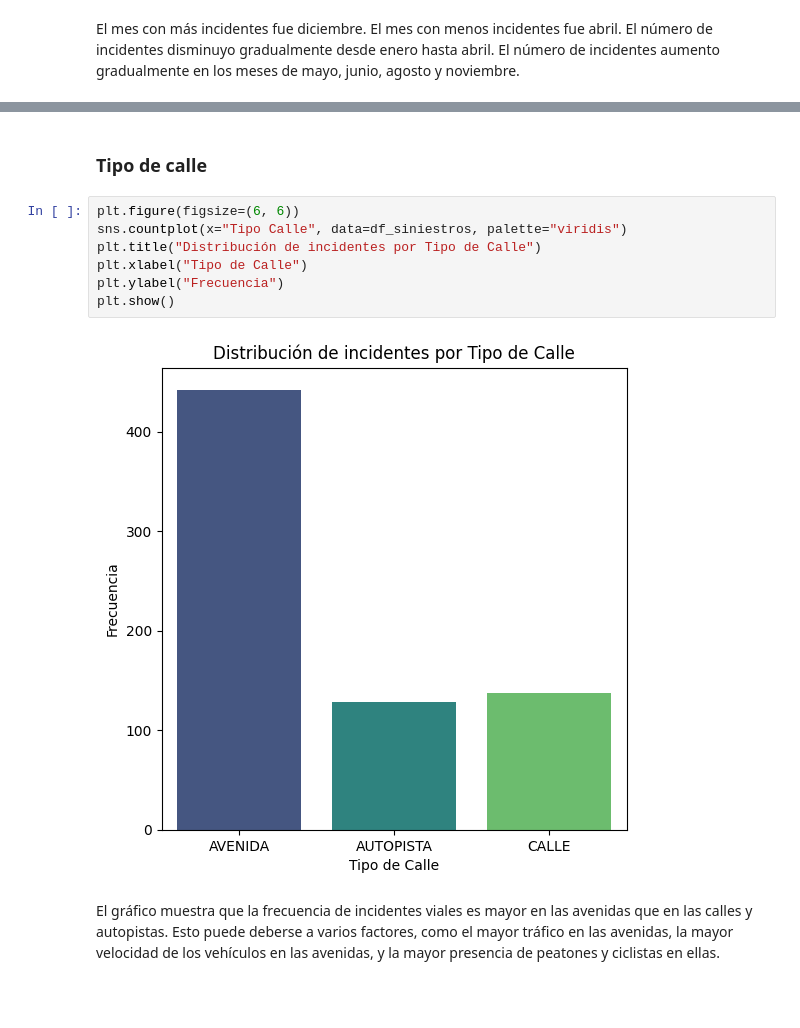
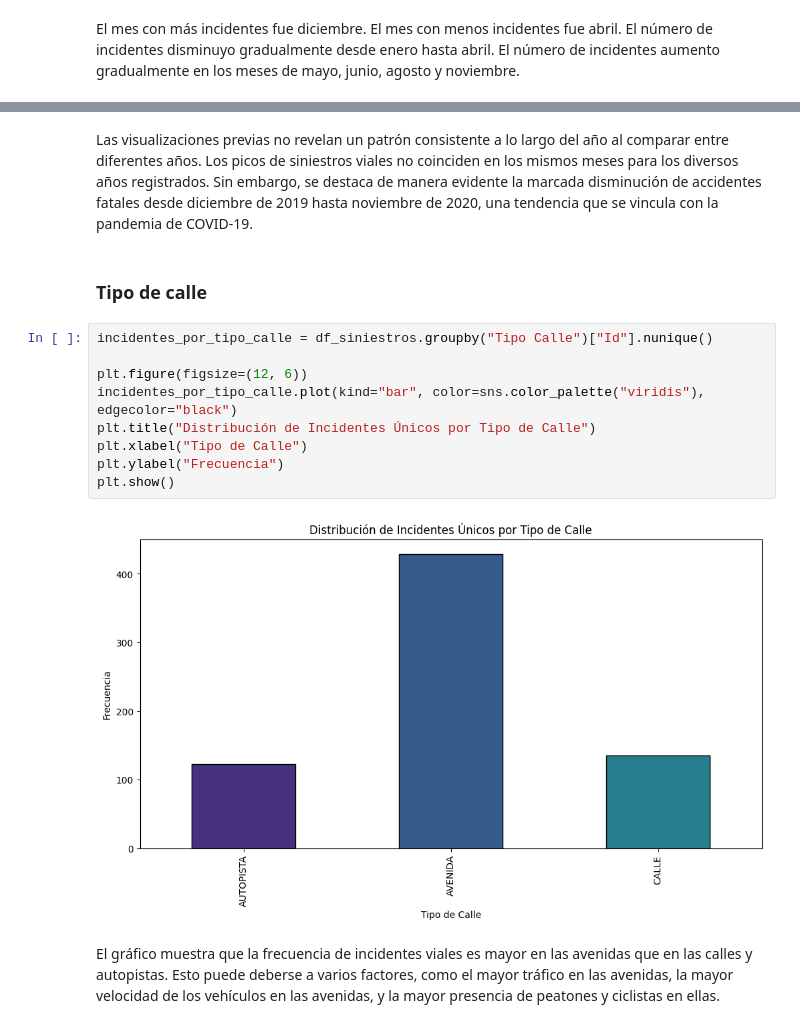
Before and after one commit to ASGuzman/PI2_Siniestros_Viales, a Jupyter notebook: EDA.ipynb, the cells around one changed output, grey strips where cells are left out. Cells and saved outputs as stored; diff of their text form; blank space fills up the shorter version.

```diff
--- a/EDA.ipynb
+++ b/EDA.ipynb
@@ -196,14 +221,18 @@ El número de incidentes aumento gradualmente en los meses de mayo, junio, agost
+# %% [markdown]
+Las visualizaciones previas no revelan un patrón consistente a lo largo del año al comparar entre diferentes años. Los picos de siniestros viales no coinciden en los mismos meses para los diversos años registrados. Sin embargo, se destaca de manera evidente la marcada disminución de accidentes fatales desde diciembre de 2019 hasta noviembre de 2020, una tendencia que se vincula con la pandemia de COVID-19.
 # %% [markdown]
 ### Tipo de calle
 # %%
-plt.figure(figsize=(6, 6))
-sns.countplot(x="Tipo Calle", data=df_siniestros, palette="viridis")
-plt.title("Distribución de incidentes por Tipo de Calle")
+incidentes_por_tipo_calle = df_siniestros.groupby("Tipo Calle")["Id"].nunique()
+
+plt.figure(figsize=(12, 6))
+incidentes_por_tipo_calle.plot(kind="bar", color=sns.color_palette("viridis"), edgecolor="black")
+plt.title("Distribución de Incidentes Únicos por Tipo de Calle")
 plt.xlabel("Tipo de Calle")
 plt.ylabel("Frecuencia")
 plt.show()
 # %% [output]
-[figure, old version]
+[figure, new version]
 # %% [markdown]
 El gráfico muestra que la frecuencia de incidentes viales es mayor en las avenidas que en las calles y autopistas. Esto puede deberse a varios factores, como el mayor tráfico en las avenidas, la mayor velocidad de los vehículos en las avenidas, y la mayor presencia de peatones y ciclistas en ellas.
 # %% [markdown]
```
Also changed, not shown: parts of 19 cells of this notebook.
